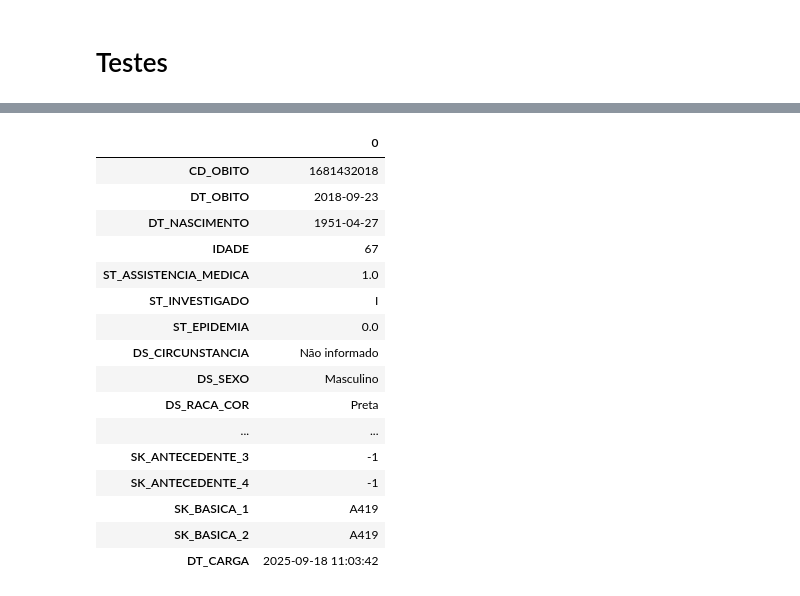
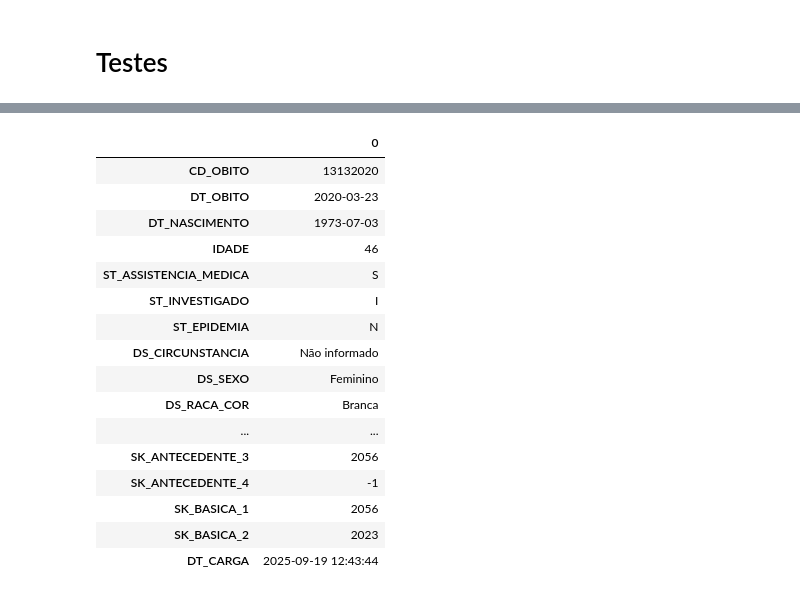
Before and after one commit to caiogoia123/Projeto_Final_BI, a Jupyter notebook: Projeto_Final.ipynb, the cells around one changed output, grey strips where cells are left out. Saved outputs shown, nothing was run; the diff lists cells and outputs as text; code cells hidden in the pictures.

```diff
--- a/Projeto_Final.ipynb
+++ b/Projeto_Final.ipynb
@@ -1560,8 +1605,8 @@ SELECT
     ti.DS_TIPO_IDADE,
 
     -- Municípios
-    mo.NM_MUNICIPIO AS MUNICIPIO_OBITO,
-    mr.NM_MUNICIPIO AS MUNICIPIO_RESIDENCIA,
+    mo.DS_MUNICIPIO AS MUNICIPIO_OBITO,
+    mr.DS_MUNICIPIO AS MUNICIPIO_RESIDENCIA,
 
     -- Local Óbito
     lo.DS_LOCAL_OBITO,
@@ -1573,47 +1618,47 @@ SELECT
     ob.SK_ANTECEDENTE_2,
     ob.SK_ANTECEDENTE_3,
     ob.SK_ANTECEDENTE_4,
     ob.SK_BASICA_1,
     ob.SK_BASICA_2,
 
     -- Metadados
     ob.DT_CARGA
 
 FROM DWMV_OBITO ob
 -- Ligações
 LEFT JOIN DWCD_SEXO s ON ob.SK_SEXO = s.SK_SEXO
 LEFT JOIN DWCD_RACA_COR r ON ob.SK_RACA_COR = r.SK_RACA_COR
 LEFT JOIN DWCD_ESTADO_CIVIL e ON ob.SK_ESTADO_CIVIL = e.SK_ESTADO_CIVIL
 LEFT JOIN DWCD_ESCOLARIDADE esc ON ob.SK_ESCOLARIDADE = esc.SK_ESCOLARIDADE
 LEFT JOIN DWCD_OCUPACAO o ON ob.SK_OCUPACAO = o.SK_OCUPACAO
 LEFT JOIN DWCD_TIPO_IDADE ti ON ob.SK_TIPO_IDADE = ti.SK_TIPO_IDADE
 LEFT JOIN DWCD_LOCAL_OBITO lo ON ob.SK_LOCAL_OBITO = lo.SK_LOCAL_OBITO
 LEFT JOIN DWCD_MUNICIPIO mo ON ob.SK_MUNICIPIO_OBITO = mo.SK_MUNICIPIO
 LEFT JOIN DWCD_MUNICIPIO mr ON ob.SK_MUNICIPIO_RESIDENCIA = mr.SK_MUNICIPIO
 LEFT JOIN DWCD_CIRCUNSTANCIA circ ON ob.SK_CIRCUSNTANCIA = circ.SK_CIRCUSTANCIA
 
-WHERE ob.CD_OBITO = 	1681432018;  -- exemplo
+WHERE ob.CD_OBITO = 	13132020	;  -- exemplo
 """
 
 df_join = pd.read_sql_query(query, conn)
 conn.close()
 
 df_join.head().T
 # %% [output]
 |  | 0 |
-| CD_OBITO | 1681432018 |
-| DT_OBITO | 2018-09-23 |
-| DT_NASCIMENTO | 1951-04-27 |
-| IDADE | 67 |
-| ST_ASSISTENCIA_MEDICA | 1.0 |
+| CD_OBITO | 13132020 |
+| DT_OBITO | 2020-03-23 |
+| DT_NASCIMENTO | 1973-07-03 |
+| IDADE | 46 |
+| ST_ASSISTENCIA_MEDICA | S |
 | ST_INVESTIGADO | I |
-| ST_EPIDEMIA | 0.0 |
+| ST_EPIDEMIA | N |
 | DS_CIRCUNSTANCIA | Não informado |
-| DS_SEXO | Masculino |
-| DS_RACA_COR | Preta |
+| DS_SEXO | Feminino |
+| DS_RACA_COR | Branca |
 | ... | ... |
-| SK_ANTECEDENTE_3 | -1 |
+| SK_ANTECEDENTE_3 | 2056 |
 | SK_ANTECEDENTE_4 | -1 |
-| SK_BASICA_1 | A419 |
-| SK_BASICA_2 | A419 |
-| DT_CARGA | 2025-09-18 11:03:42 |
+| SK_BASICA_1 | 2056 |
+| SK_BASICA_2 | 2023 |
+| DT_CARGA | 2025-09-19 12:43:44 |
```
Also changed, not shown: parts of 33 cells of this notebook.
